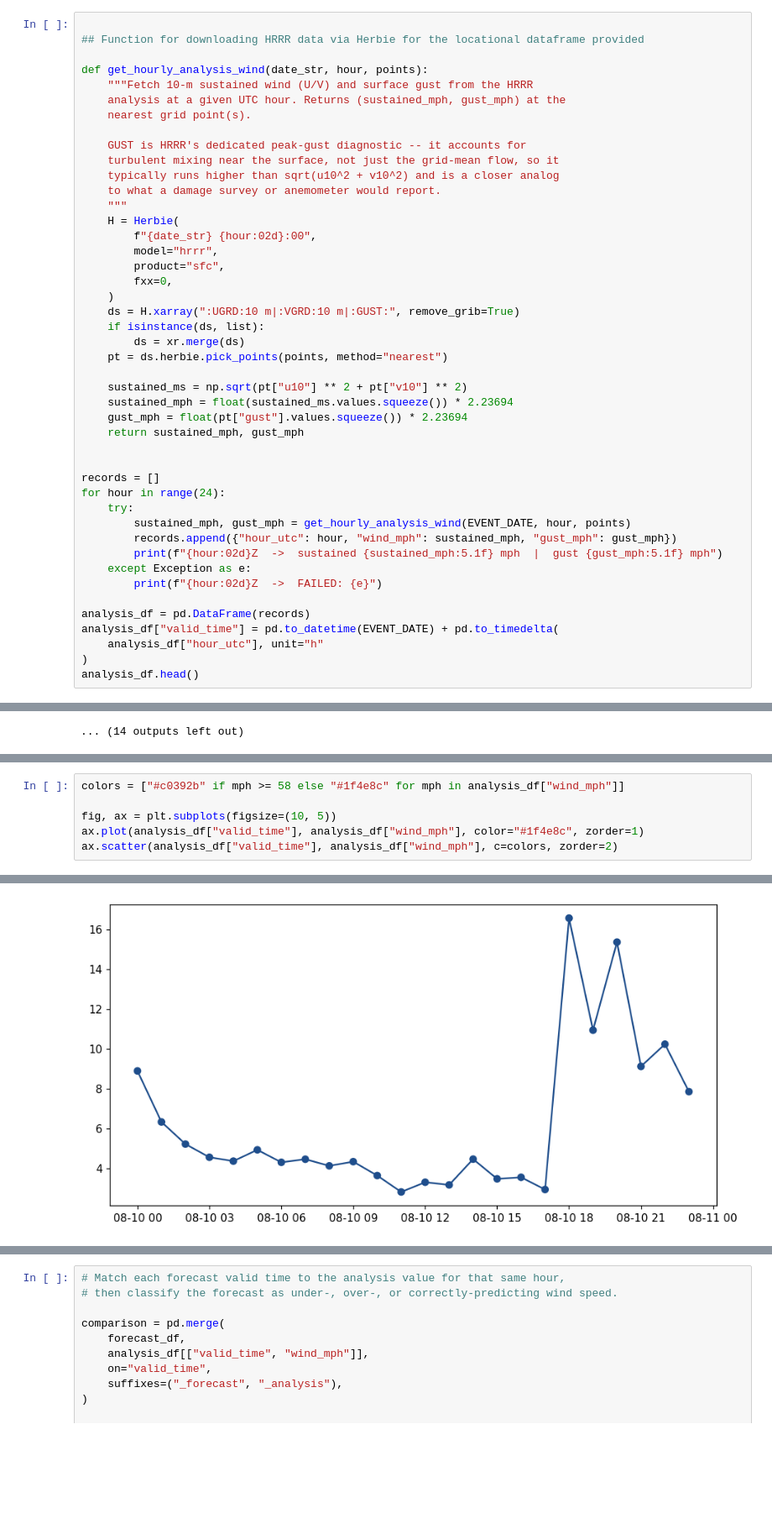
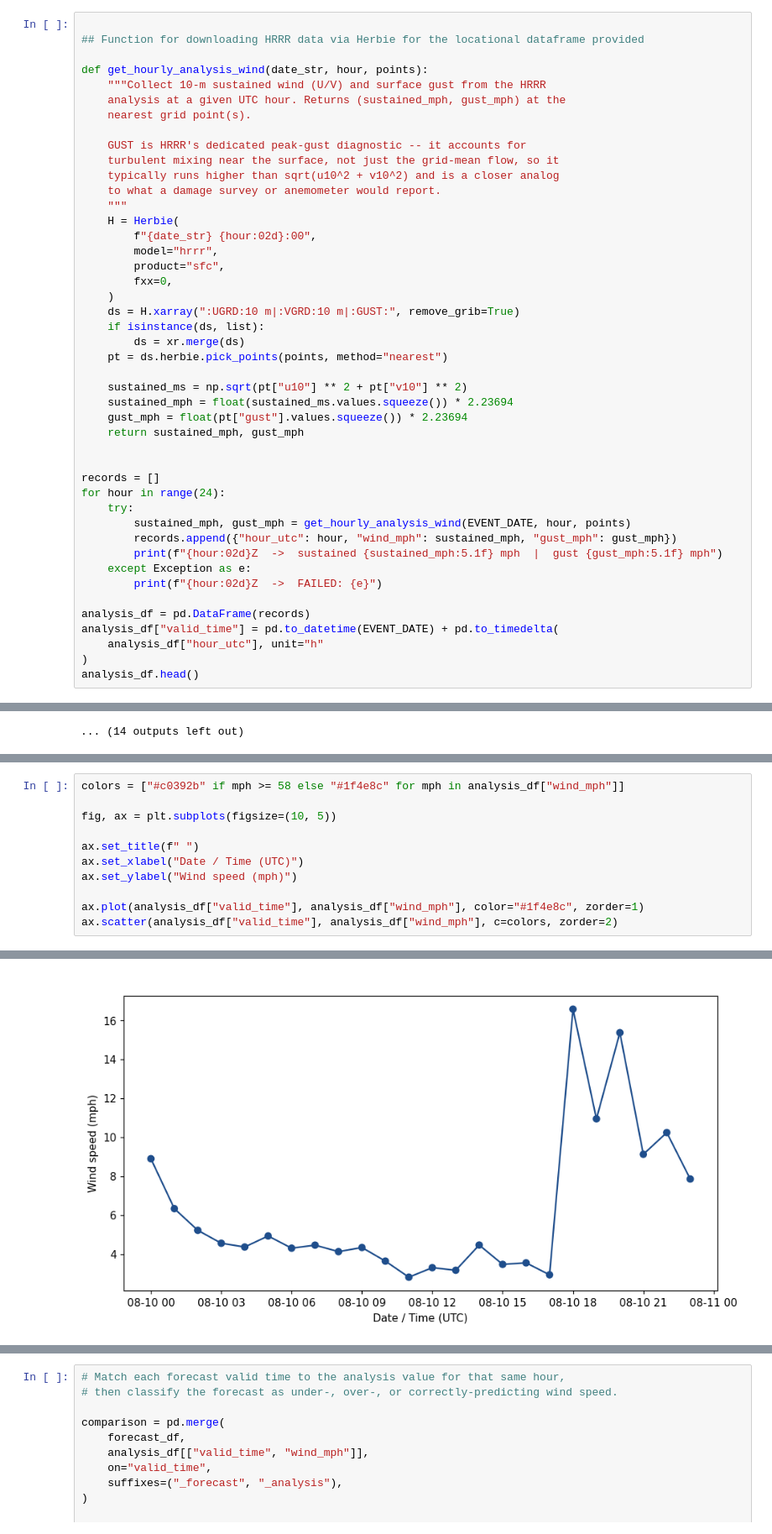
Before and after one commit to algrego/ufs-weather-project, a Jupyter notebook: notebooks/weather-modeling.ipynb, the cells around one changed output, grey strips where cells are left out. Shown at 84% size. Cells and saved outputs as stored; diff of their text form; blank space fills up the shorter version.

```diff
--- a/notebooks/weather-modeling.ipynb
+++ b/notebooks/weather-modeling.ipynb
@@ -186,7 +169,7 @@ happened — this is the closest thing to "ground truth" available directly from
 ## Function for downloading HRRR data via Herbie for the locational dataframe provided
 
 def get_hourly_analysis_wind(date_str, hour, points):
-    """Fetch 10-m sustained wind (U/V) and surface gust from the HRRR
+    """Collect 10-m sustained wind (U/V) and surface gust from the HRRR
     analysis at a given UTC hour. Returns (sustained_mph, gust_mph) at the
     nearest grid point(s).
 
@@ -310,12 +286,17 @@ plt.show()
 # %%
 colors = ["#c0392b" if mph >= 58 else "#1f4e8c" for mph in analysis_df["wind_mph"]]
 
 fig, ax = plt.subplots(figsize=(10, 5))
+
+ax.set_title(f" ")
+ax.set_xlabel("Date / Time (UTC)")
+ax.set_ylabel("Wind speed (mph)")
+
 ax.plot(analysis_df["valid_time"], analysis_df["wind_mph"], color="#1f4e8c", zorder=1)
 ax.scatter(analysis_df["valid_time"], analysis_df["wind_mph"], c=colors, zorder=2)
 # %% [output]
 <matplotlib.collections.PathCollection at 0x...>
-[figure, old version]
+[figure, new version]
 # %%
 #Display regional wind field map at peak hour
 
```
Also changed, not shown: parts of 10 cells of this notebook, 1 other file.
